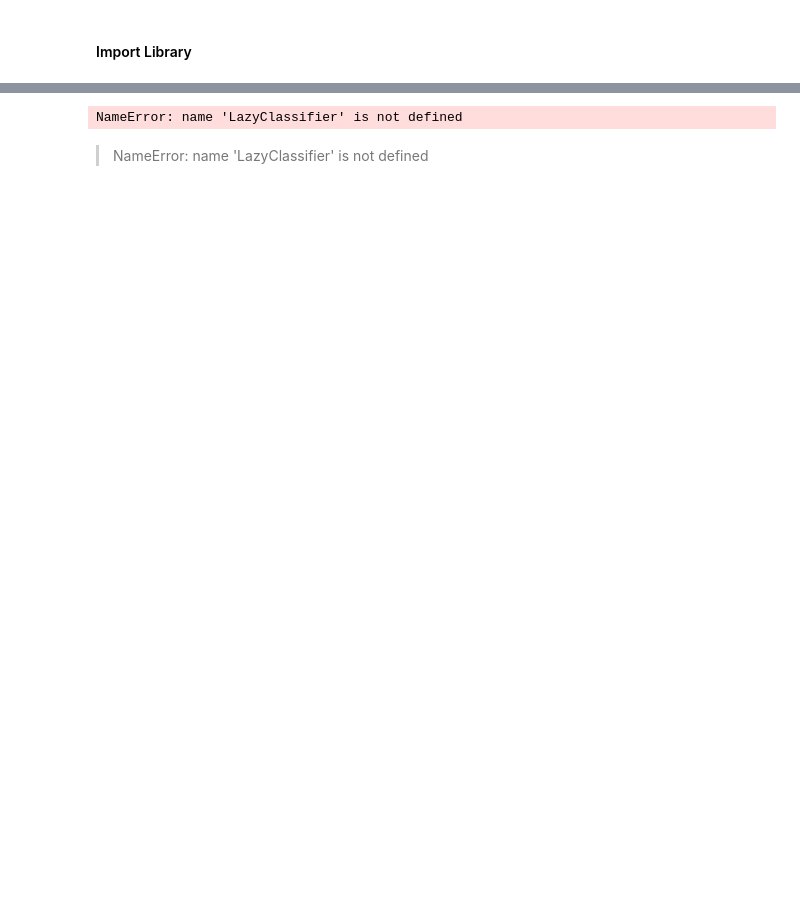
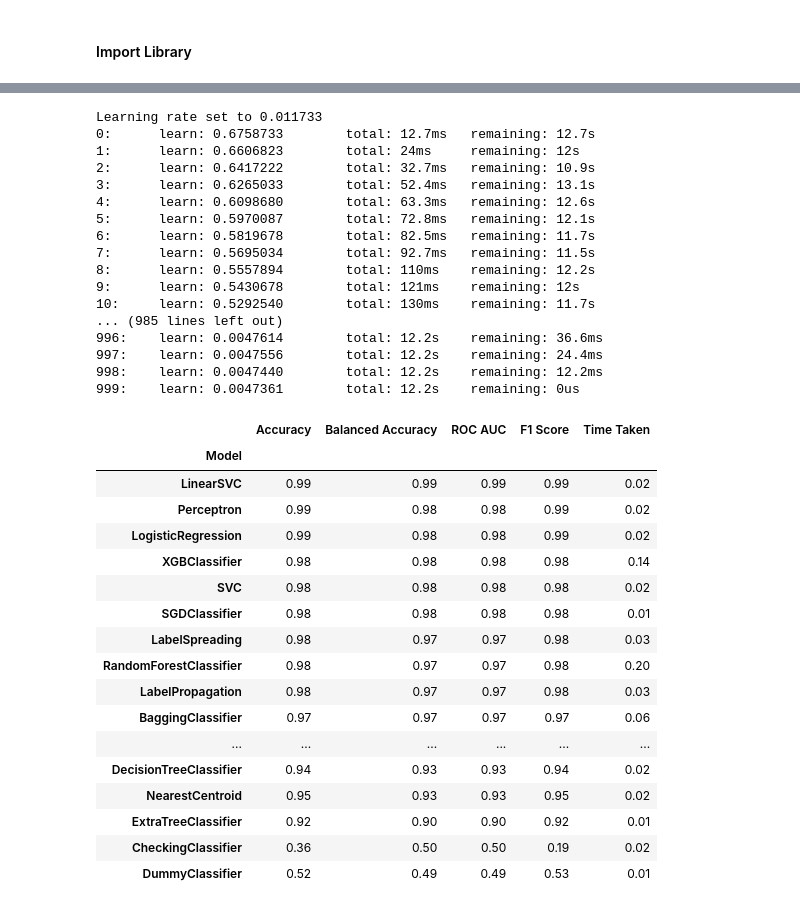
Before and after one commit to spettiett/dsc-mod-5-project-online-ds-pt-061019, a Jupyter notebook: Project_5_ML(LazyPredict).ipynb, the cells around one changed output, grey strips where cells are left out. Cells and saved outputs as stored; diff of their text form; code cells hidden in the pictures; blank space fills up the shorter version.

```diff
--- a/Project_5_ML(LazyPredict).ipynb
+++ b/Project_5_ML(LazyPredict).ipynb
@@ -164,12 +273,47 @@ from sklearn.model_selection import train_test_split
 # %%
-y= df_income[' income']
-X = df_income.drop(' income', axis=1)
-
-X_train, X_test, y_train, y_test = train_test_split(X, y,test_size=.5,random_state =123)
-clf = LazyClassifier(verbose=0,ignore_warnings=True, custom_metric=None)
-models,predictions = clf.fit(X_train, X_test, y_train, y_test)
-models
+>>> from lazypredict.Supervised import LazyClassifier
+>>> from sklearn.datasets import load_breast_cancer
+>>> from sklearn.model_selection import train_test_split
+>>> data = load_breast_cancer()
+>>> X = data.data
+>>> y= data.target
+>>> X_train, X_test, y_train, y_test = train_test_split(X, y,test_size=.5,random_state =123)
+>>> clf = LazyClassifier(verbose=0,ignore_warnings=True, custom_metric=None)
+>>> models,predictions = clf.fit(X_train, X_test, y_train, y_test)
+>>> models
 # %% [output]
-NameError: name 'LazyClassifier' is not defined
+Learning rate set to 0.011733
+0:      learn: 0.6758733        total: 12.7ms   remaining: 12.7s
+1:      learn: 0.6606823        total: 24ms     remaining: 12s
+2:      learn: 0.6417222        total: 32.7ms   remaining: 10.9s
+3:      learn: 0.6265033        total: 52.4ms   remaining: 13.1s
+4:      learn: 0.6098680        total: 63.3ms   remaining: 12.6s
+5:      learn: 0.5970087        total: 72.8ms   remaining: 12.1s
+6:      learn: 0.5819678        total: 82.5ms   remaining: 11.7s
+7:      learn: 0.5695034        total: 92.7ms   remaining: 11.5s
+8:      learn: 0.5557894        total: 110ms    remaining: 12.2s
+9:      learn: 0.5430678        total: 121ms    remaining: 12s
+10:     learn: 0.5292540        total: 130ms    remaining: 11.7s
+... (985 lines left out)
+996:    learn: 0.0047614        total: 12.2s    remaining: 36.6ms
+997:    learn: 0.0047556        total: 12.2s    remaining: 24.4ms
+998:    learn: 0.0047440        total: 12.2s    remaining: 12.2ms
+999:    learn: 0.0047361        total: 12.2s    remaining: 0us
+|  | Accuracy | Balanced Accuracy | ROC AUC | F1 Score | Time Taken |
+| Model |  |  |  |  |  |
+| LinearSVC | 0.99 | 0.99 | 0.99 | 0.99 | 0.02 |
+| Perceptron | 0.99 | 0.98 | 0.98 | 0.99 | 0.02 |
+| LogisticRegression | 0.99 | 0.98 | 0.98 | 0.99 | 0.02 |
+| XGBClassifier | 0.98 | 0.98 | 0.98 | 0.98 | 0.14 |
+| SVC | 0.98 | 0.98 | 0.98 | 0.98 | 0.02 |
+| SGDClassifier | 0.98 | 0.98 | 0.98 | 0.98 | 0.01 |
+| LabelSpreading | 0.98 | 0.97 | 0.97 | 0.98 | 0.03 |
+| RandomForestClassifier | 0.98 | 0.97 | 0.97 | 0.98 | 0.20 |
+| LabelPropagation | 0.98 | 0.97 | 0.97 | 0.98 | 0.03 |
+| BaggingClassifier | 0.97 | 0.97 | 0.97 | 0.97 | 0.06 |
+| ... | ... | ... | ... | ... | ... |
+| DecisionTreeClassifier | 0.94 | 0.93 | 0.93 | 0.94 | 0.02 |
+| NearestCentroid | 0.95 | 0.93 | 0.93 | 0.95 | 0.02 |
+| ExtraTreeClassifier | 0.92 | 0.90 | 0.90 | 0.92 | 0.01 |
+| CheckingClassifier | 0.36 | 0.50 | 0.50 | 0.19 | 0.02 |
+| DummyClassifier | 0.52 | 0.49 | 0.49 | 0.53 | 0.01 |
-# %% [markdown]
-> NameError: name 'LazyClassifier' is not defined
```
Also changed, not shown: parts of 11 cells of this notebook.
